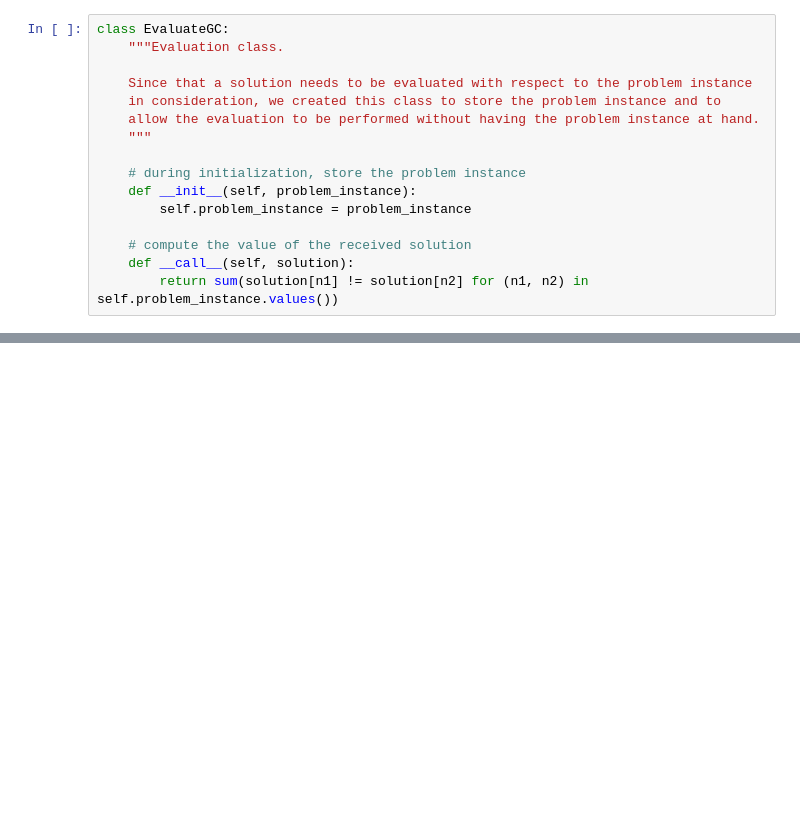
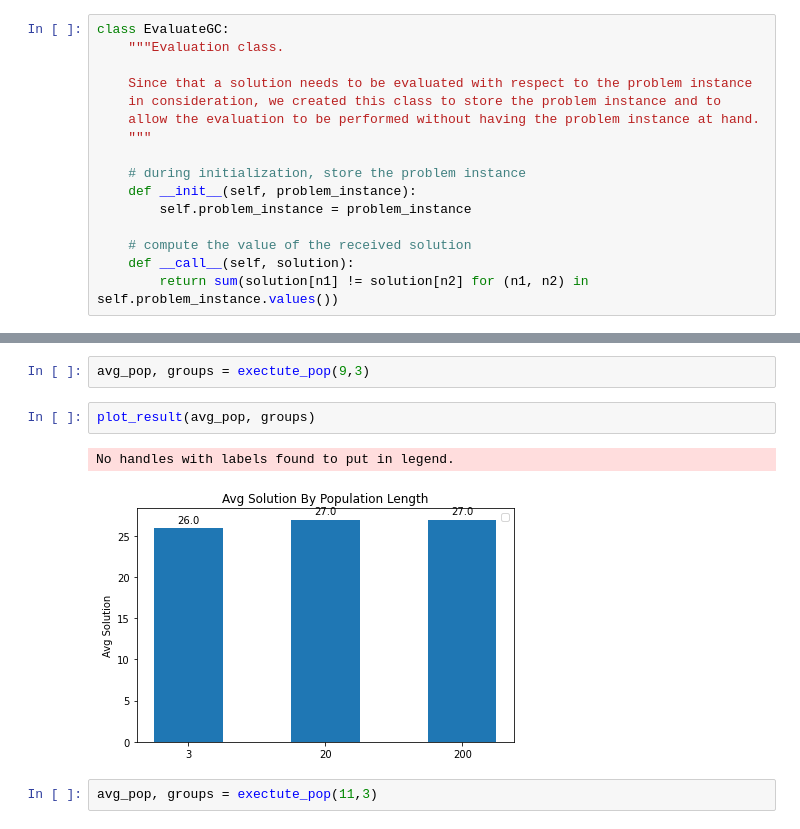
Before and after one commit to gabcastro/Unisinos-IA-Exercicios, a Jupyter notebook: Trabalho_GA/GA_ia.ipynb, the cells around one changed output, grey strips where cells are left out. Drawn from its saved outputs; the diff is of its cells as text; blank space fills up the shorter version.

```diff
--- a/Trabalho_GA/GA_ia.ipynb
+++ b/Trabalho_GA/GA_ia.ipynb
@@ -302,0 +435,9 @@ print('Value of resulting solution: %d' % fn_fitness(solution))
+# %%
+avg_pop, groups = exectute_pop(9,3)
+# %%
+plot_result(avg_pop, groups)
+# %% [output]
+No handles with labels found to put in legend.
+[figure, added]
+# %%
+avg_pop, groups = exectute_pop(11,3)
```
Also changed, not shown: parts of 21 cells of this notebook, 7 other files.
